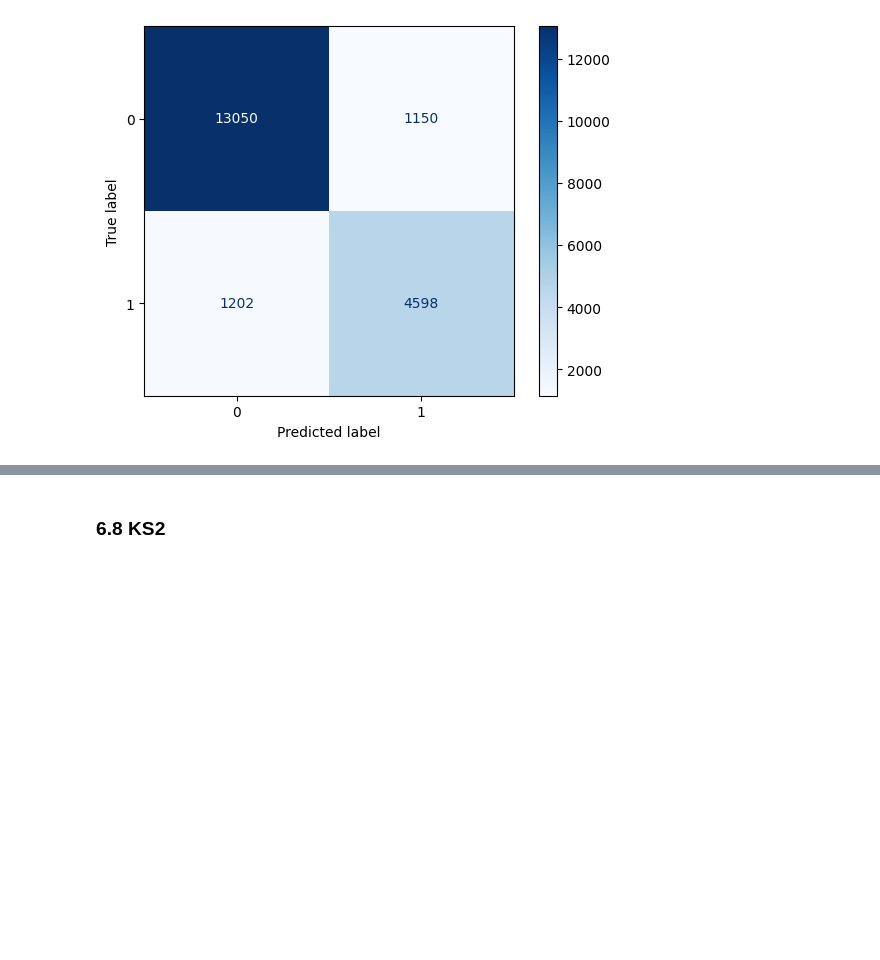
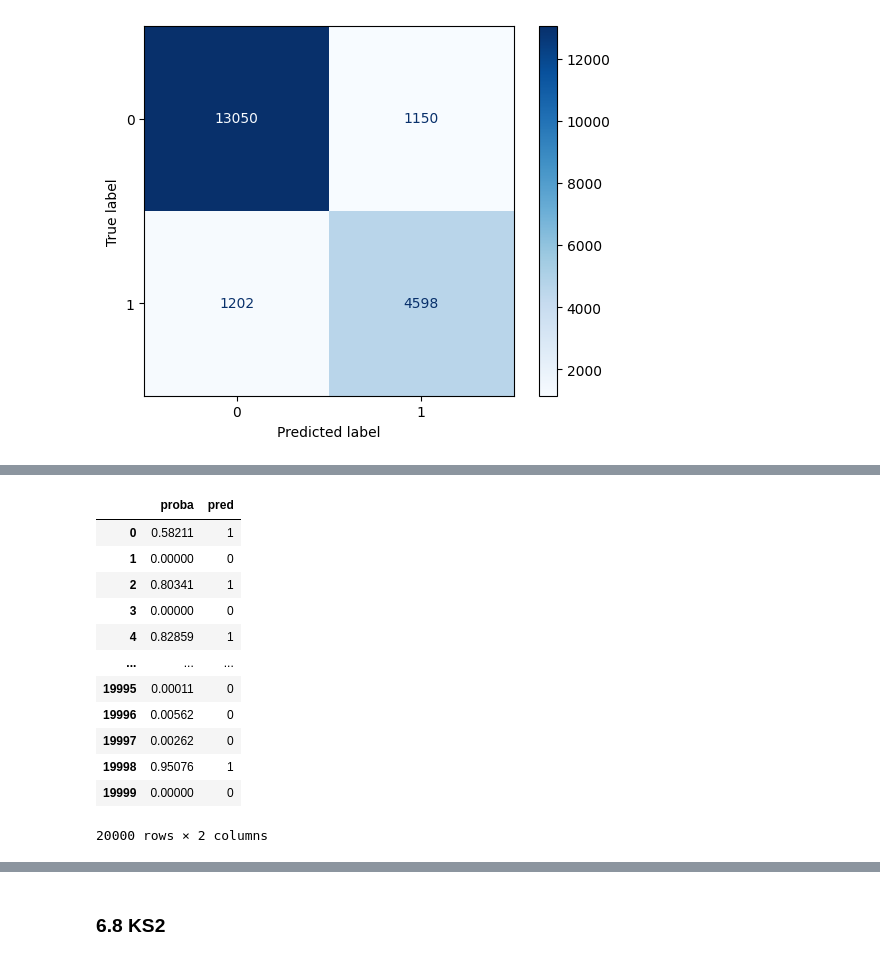
Before and after one commit to deborabmfreitas/credit-score-prediction, a Jupyter notebook: 3.data-modeling.ipynb, the cells around one changed output, grey strips where cells are left out. Cells and saved outputs as stored; diff of their text form; code cells hidden in the pictures; blank space fills up the shorter version.

```diff
--- a/3.data-modeling.ipynb
+++ b/3.data-modeling.ipynb
@@ -570,0 +620,21 @@ Falsos negativos impactariam mais o negócio, pois implicaria em aprovar crédit
+# %%
+# Verificando o threshold
+
+y_pred_analysis = pd.DataFrame(y_pred, columns=['pred'])
+predict_proba_analysis = pd.DataFrame(np.round(test_scores,5),columns=['proba'])
+y_pred_prob_analysis = pd.concat([predict_proba_analysis,y_pred_analysis],axis=1)
+y_pred_prob_analysis
+# %% [output]
+|  | proba | pred |
+| 0 | 0.58211 | 1 |
+| 1 | 0.00000 | 0 |
+| 2 | 0.80341 | 1 |
+| 3 | 0.00000 | 0 |
+| 4 | 0.82859 | 1 |
+| ... | ... | ... |
+| 19995 | 0.00011 | 0 |
+| 19996 | 0.00562 | 0 |
+| 19997 | 0.00262 | 0 |
+| 19998 | 0.95076 | 1 |
+| 19999 | 0.00000 | 0 |
+20000 rows × 2 columns
```
Also changed, not shown: parts of 21 cells of this notebook.
